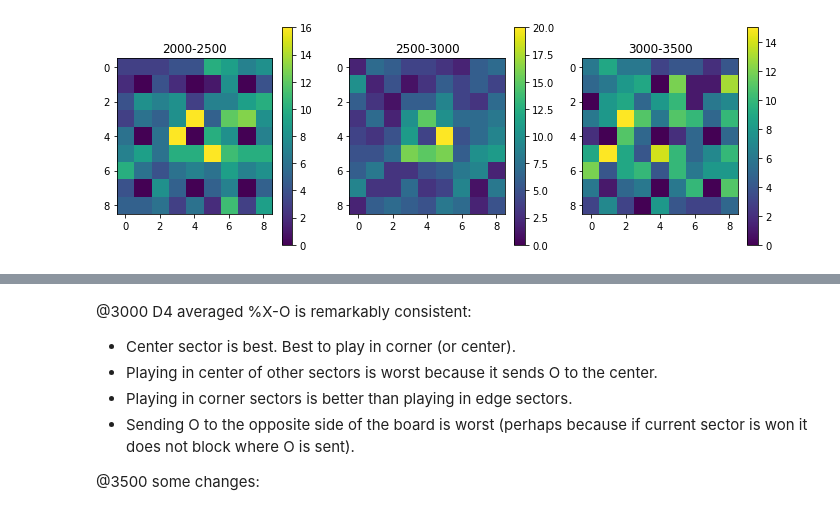
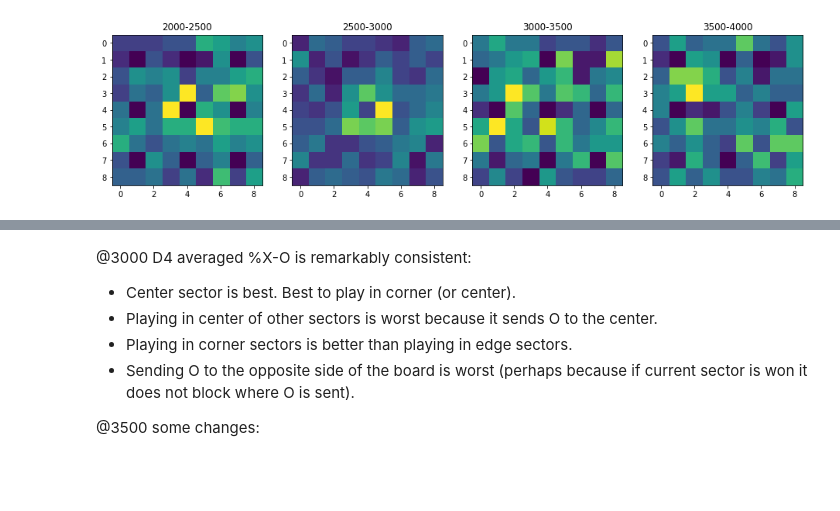
Before and after one commit to fqjin/ultimate-tictactoe, a Jupyter notebook: notebooks/Selfplay.ipynb, the cells around one changed output, grey strips where cells are left out. Drawn from its saved outputs; the diff is of its cells as text; code cells hidden in the pictures; blank space fills up the shorter version.

```diff
--- a/notebooks/Selfplay.ipynb
+++ b/notebooks/Selfplay.ipynb
@@ -78,6 +78,6 @@ def plot_first_moves(first_moves):
     grid = grid.squeeze()
 
     plt.imshow(grid, vmin=0)
-    plt.colorbar()
+    # plt.colorbar()
 # %%
 plt.subplots(figsize=(16, 4))
@@ -99,17 +104,20 @@ plt.show()
 # %%
 plt.subplots(figsize=(16, 4))
 plt.subplot(141)
 plot_first_moves(second_moves[2000:2500])
 plt.title('2000-2500')
 plt.subplot(142)
 plot_first_moves(second_moves[2500:3000])
 plt.title('2500-3000')
 plt.subplot(143)
 plot_first_moves(second_moves[3000:3500])
 plt.title('3000-3500')
+plt.subplot(144)
+plot_first_moves(second_moves[3500:4000])
+plt.title('3500-4000')
 plt.show()
 # %% [output]
-[figure, old version]
+[figure, new version]
 # %%
 grid = np.zeros((9,9))
 gridX = np.zeros((9,9))
```
Also changed, not shown: parts of 12 cells of this notebook, 11 other files.
